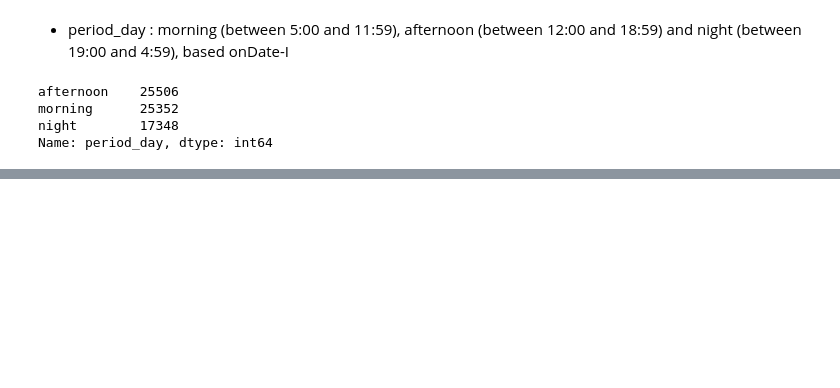
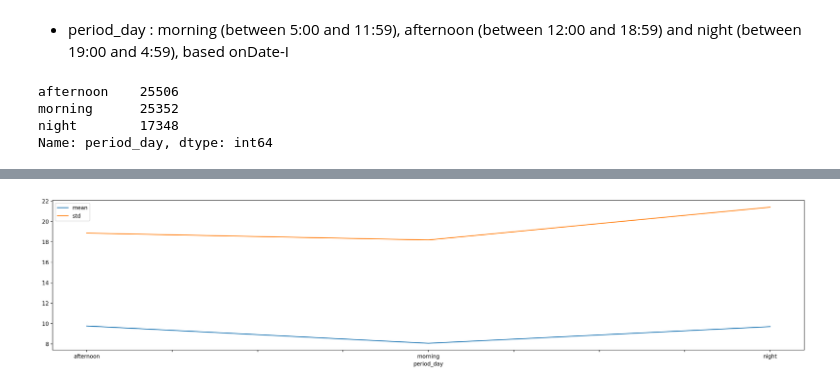
Before and after one commit to zhinkaz/LatamChallenge, a Jupyter notebook: Notebooks/solution.ipynb, the cells around one changed output, grey strips where cells are left out. Saved outputs shown, nothing was run; the diff lists cells and outputs as text; code cells hidden in the pictures; blank space fills up the shorter version.

Commit message:
Visualization of national flights and few insights in the third point of the challenge

```diff
--- a/Notebooks/solution.ipynb
+++ b/Notebooks/solution.ipynb
@@ -275,0 +300,4 @@ synthetic_features.to_csv('./synthetic_features.csv', index=False)
+# %%
+df.groupby(['period_day'])['min_diff'].agg(["mean","std"]).plot(figsize=(25,5));
+# %% [output]
+[figure, added]
```
Also changed, not shown: parts of 26 cells of this notebook, 2 other files.
